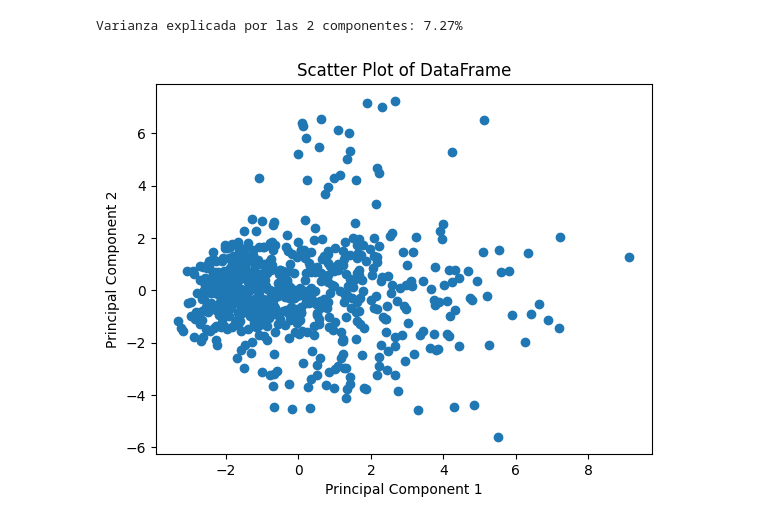
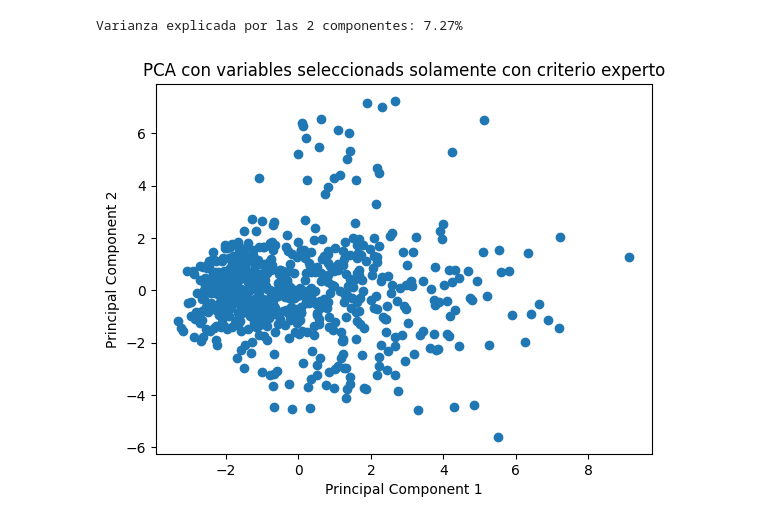
Before and after one commit to maestria-ds-eafit/Proyecto-Integrador-Semestre1, a Jupyter notebook: src/PCA_Represas_Criterio.ipynb, the cells around one changed output. Cells and saved outputs as stored; diff of their text form; code cells hidden in the pictures.

```diff
--- a/src/PCA_Represas_Criterio.ipynb
+++ b/src/PCA_Represas_Criterio.ipynb
@@ -43,8 +43,8 @@ Varianza explicada por las 2 componentes: 7.27%
 # %%
 plt.scatter(pca_df["Principal Component 1"], pca_df["Principal Component 2"])
 plt.xlabel("Principal Component 1")
 plt.ylabel("Principal Component 2")
-plt.title("Scatter Plot of DataFrame")
+plt.title("PCA con variables seleccionads solamente con criterio experto")
 plt.show()
 # %% [output]
-[figure, old version]
+[figure, new version]
```
Also changed, not shown: parts of 1 cell of this notebook, 1 other file.
